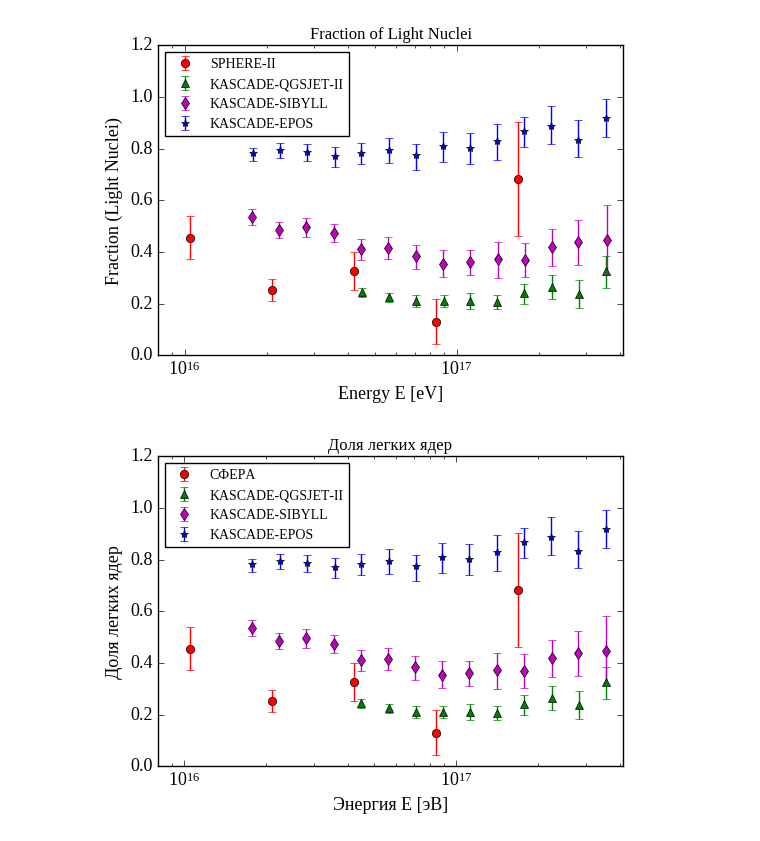
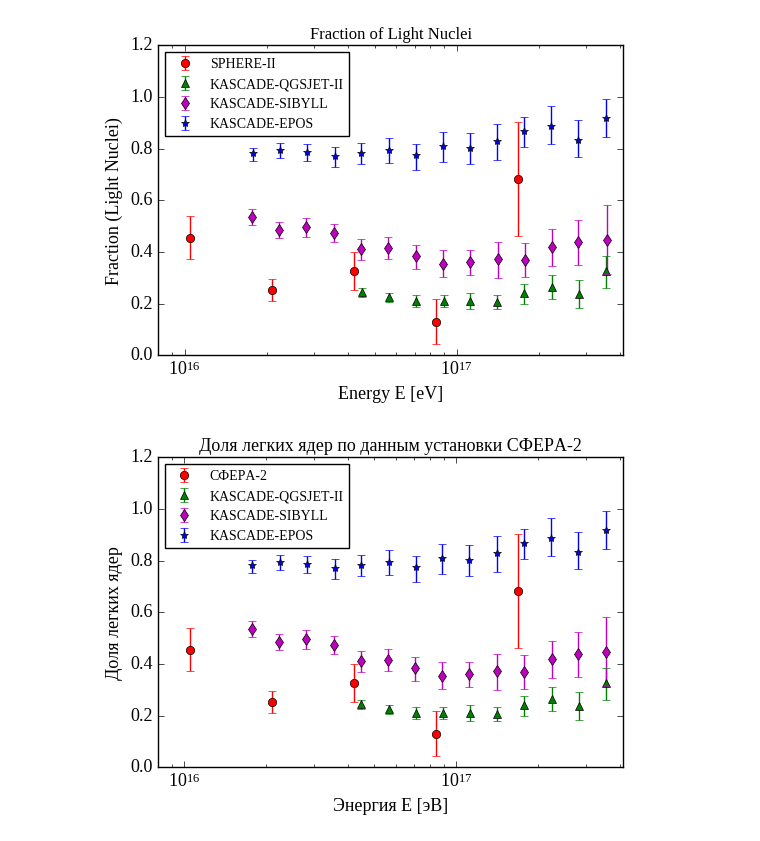
Before and after one commit to bonvech/Sphere, a Jupyter notebook: Pics/Mass_composition.ipynb, the cells around one changed output. Saved outputs shown, nothing was run; the diff lists cells and outputs as text; code cells hidden in the pictures.

```diff
--- a/Pics/Mass_composition.ipynb
+++ b/Pics/Mass_composition.ipynb
@@ -138,31 +138,31 @@ plt.savefig('mass_comp.eps')
 [figure]
 # %%
 yerr = np.array(sphere.err)
-plt.errorbar(sphere.E, sphere.frac,  yerr = [yerr,yerr], fmt='ro', label = u'СФЕРА')
+plt.errorbar(sphere.E, sphere.frac,  yerr = [yerr,yerr], fmt='ro', label = u'СФЕРА-2')
 
 tmp = kascade
 x,y,yerr1, yerr2 = tmp.E, tmp.frac, np.array(tmp.errmin), np.array(tmp.errplus)
 plt.errorbar(x, y,  yerr = [yerr1,yerr2], fmt='g^', label = r'KASCADE-QGSJET-II')
 
 tmp = sibyll
 x,y,yerr1, yerr2 = tmp.E, tmp.frac, np.array(tmp.errmin), np.array(tmp.errplus)
 plt.errorbar(x, y,  yerr = [yerr1,yerr2], fmt='md', label = r'KASCADE-SIBYLL')
 
 yerr1 = np.array(epos.errmin)
 yerr2 = np.array(epos.errplus)
 plt.errorbar(epos.E, epos.frac,  yerr = [yerr1,yerr2], fmt='b*', label = r'KASCADE-EPOS')
 
 # === оси и надписи ===
 plt.axis([8e15, 410e15, 0., 1.2])
 plt.tick_params(axis='both', which='major', labelsize=13)
 plt.xscale('log')
 plt.xlabel('Энергия E [эВ]',   fontsize = 13)
 plt.ylabel('Доля легких ядер', fontsize = 13) #'large')
-plt.title(u'Доля легких ядер')
+plt.title(u'Доля легких ядер по данным установки СФЕРА-2', fontsize = 13)
 plt.legend(loc=2, numpoints=1, fontsize = 'medium' )
 plt.grid(False)
 
 plt.savefig('mass_comp_ru.png', dpi=200)
 plt.savefig('mass_comp_ru.eps')
 # %% [output]
-[figure, old version]
+[figure, new version]
```
